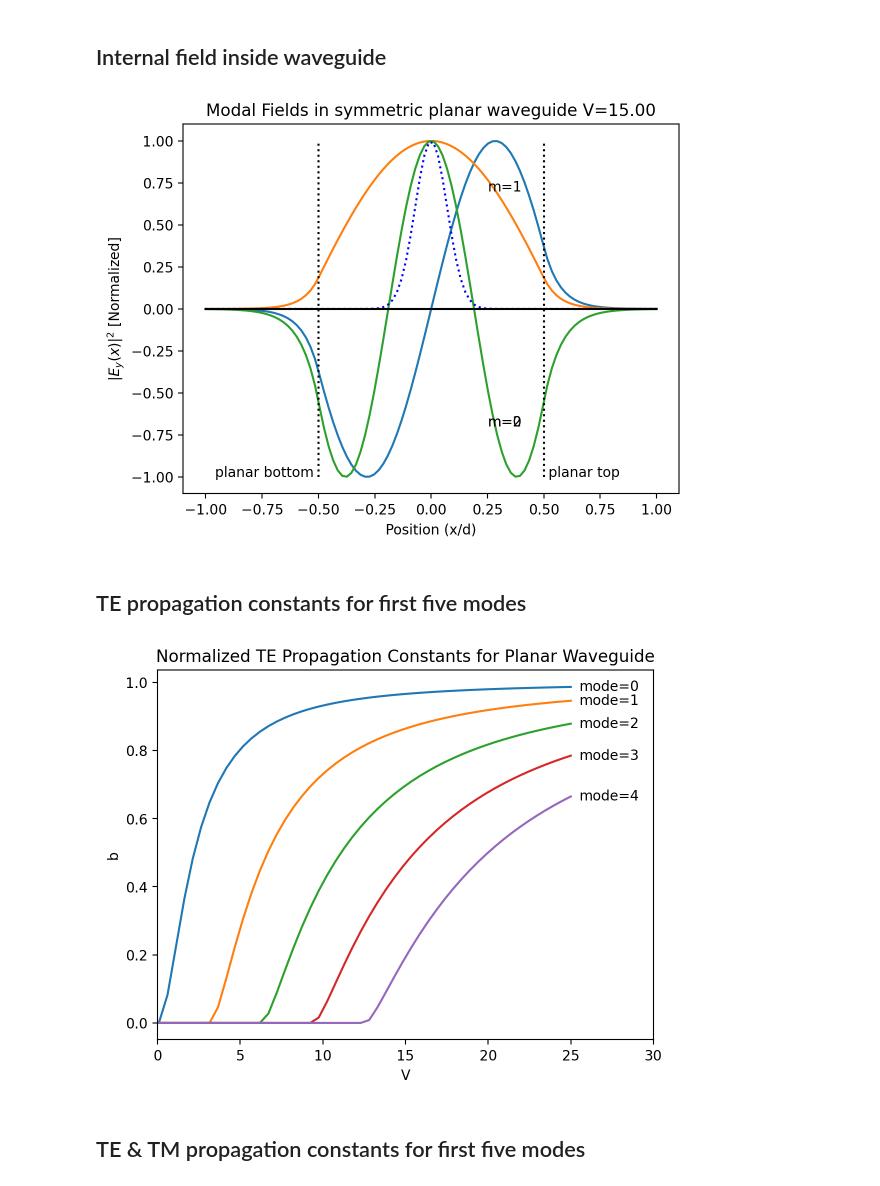
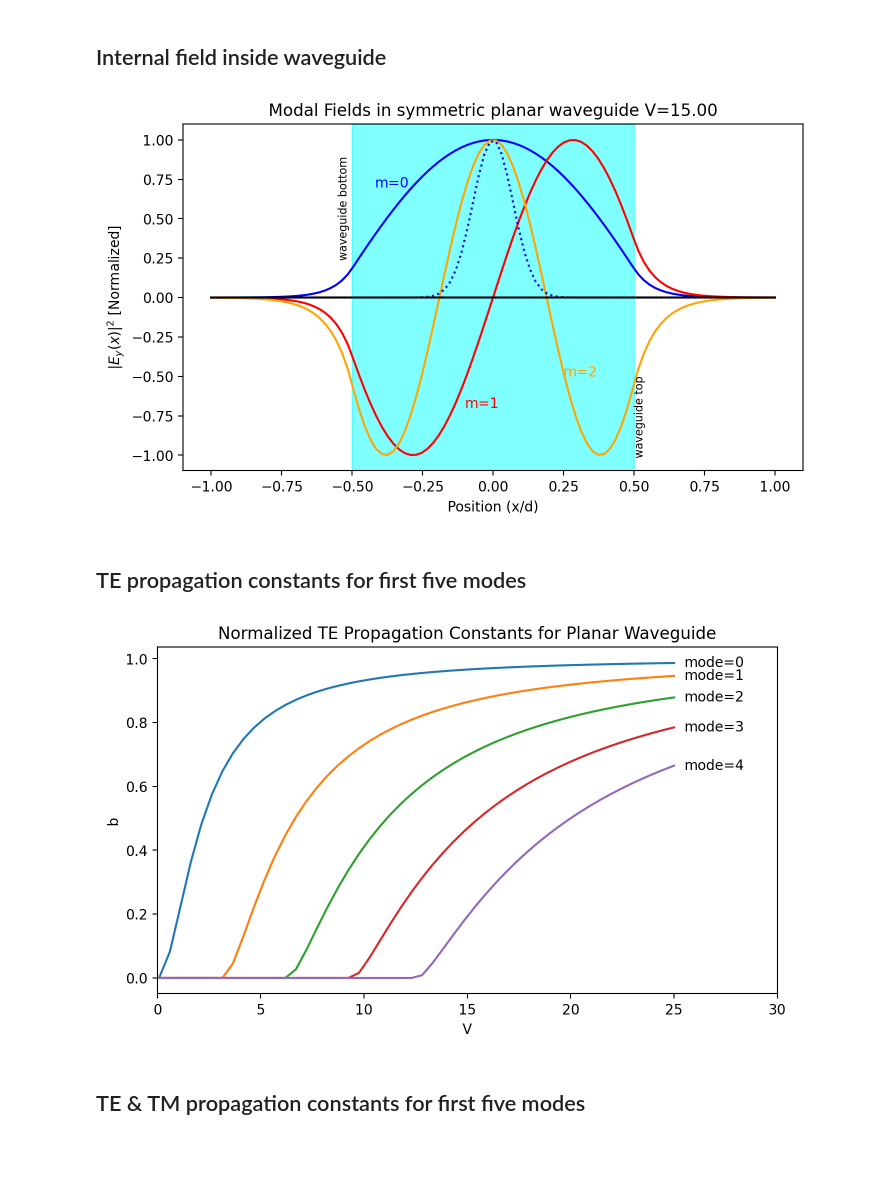
Before and after one commit to scottprahl/ofiber, a Jupyter notebook: docs/3-Planar-Waveguide-Modes.ipynb, the cells around one changed output. Drawn from its saved outputs; the diff is of its cells as text; code cells hidden in the pictures; blank space fills up the shorter version.

```diff
--- a/docs/3-Planar-Waveguide-Modes.ipynb
+++ b/docs/3-Planar-Waveguide-Modes.ipynb
@@ -109,37 +109,40 @@ aplt.show()
 # %%
 V= 15
 d = 1
 x = np.linspace(-1,1,100)
 
+plt.figure(figsize=(8,4.5))
+m=0
+plt.plot(x,ofiber.TE_field(V,d,x,m), color='blue')
+plt.text(-0.42, 0.7, 'm=%d'%m, color='blue')
+
 m=1
-plt.plot(x,ofiber.TE_field(V,d,x,m))
-plt.annotate('m=%d'%m,xy=(0.25,0.7))
-
-m=0
-plt.plot(x,ofiber.TE_field(V,d,x,m))
-plt.annotate('m=%d'%m,xy=(0.25,-0.7))
+plt.plot(x,ofiber.TE_field(V,d,x,m), color='red')
+plt.text(-0.10, -0.7, 'm=%d'%m, color='red')
 
 m=2
-plt.plot(x,ofiber.TE_field(V,d,x,m))
-plt.annotate('m=%d'%m,xy=(0.25,-0.7))
+plt.plot(x,ofiber.TE_field(V,d,x,m), color='orange')
+plt.text(0.25, -0.5, 'm=%d'%m, color='orange')
 
 plt.plot(x,np.exp(-x**2/0.01),':b')
 plt.plot([-1,1],[0,0],'k')
 
-plt.plot([-0.5,-0.5],[-1,1],':k')
-plt.plot([0.5,0.5],[-1,1],':k')
-plt.annotate('planar bottom ',xy=(-0.5,-1),ha='right')
-plt.annotate(' planar top',xy=(0.5,-1),ha='left')
+plt.axvspan(-0.5,0.5, color='cyan', alpha=0.5)
+plt.text(-0.55, 0.25, 'waveguide bottom', rotation=90, fontsize=8)
+plt.text(0.5, -1, 'waveguide top', rotation=90, fontsize=8)
 
 plt.xlabel('Position (x/d)')
 plt.ylabel('$|E_y(x)|^2$ [Normalized]')
 plt.title('Modal Fields in symmetric planar waveguide V=%.2f'%V)
+plt.savefig('planarwaveguide.svg')
 plt.show()
 # %% [output]
-[figure, old version]
+[figure, new version]
 # %% [markdown]
 ## TE propagation constants for first five modes
 # %%
+plt.figure(figsize=(8,4.5))
+
 V = np.linspace(0.1,25,50)
 for mode in range(5):
     b = ofiber.TE_propagation_constant(V,mode)
@@ -152,7 +155,7 @@ plt.title('Normalized TE Propagation Constants for Planar Waveguide')
 plt.xlim(0,30)
 plt.show()
 # %% [output]
-[figure, old version]
+[figure, new version]
 # %% [markdown]
 ## TE & TM propagation constants for first five modes
 # %%
```
Also changed, not shown: parts of 2 cells of this notebook, 8 other files.
